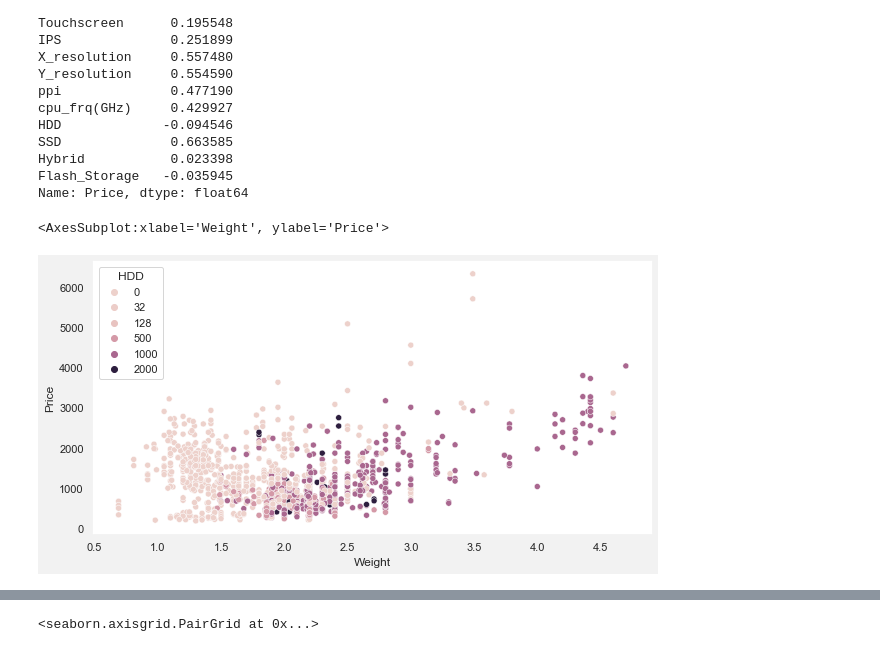
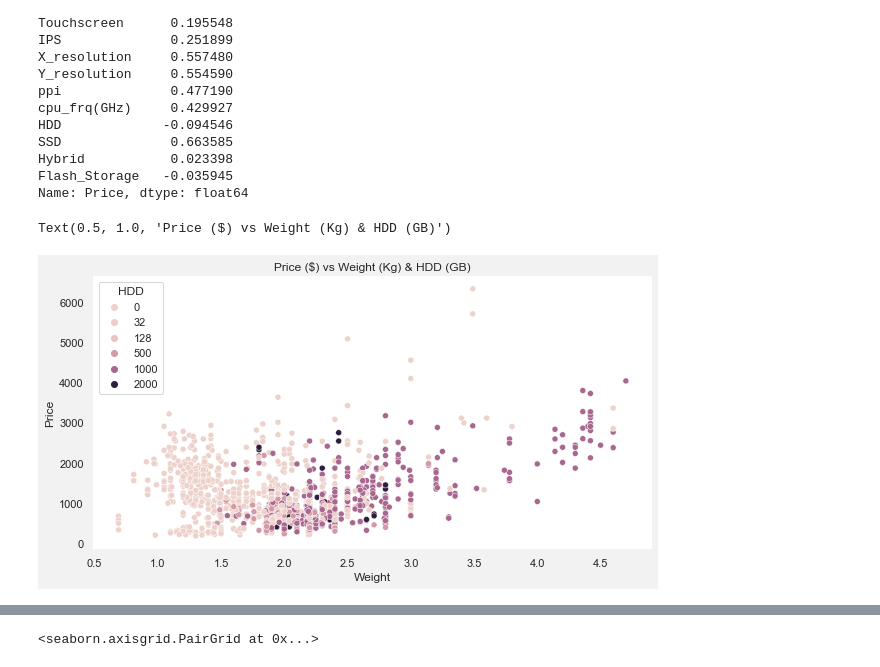
Before and after one commit to mrrachitchugh/UCDPA_RachitChugh, a Jupyter notebook: UCDPA_RachitChugh_CODE_LapPricePrediction.ipynb, the cells around one changed output, grey strips where cells are left out. Cells and saved outputs as stored; diff of their text form; code cells hidden in the pictures.

```diff
--- a/UCDPA_RachitChugh_CODE_LapPricePrediction.ipynb
+++ b/UCDPA_RachitChugh_CODE_LapPricePrediction.ipynb
@@ -624,3 +620,11 @@ df.sample(5)
 5 rows × 21 columns
 # %%
 df['Cpu Name'] = df['Cpu'].apply(lambda x:" ".join(x.split()[0:3]))
+# %%
+sns.set(rc={"axes.facecolor":"1","figure.facecolor":".95",'figure.figsize':(18,5)})
+x_plot = df['Cpu Name']
+plot_1 = sns.countplot(x=x_plot , palette="ocean" )
+plt.xticks(rotation='vertical')
+for i in plot_1.containers:
+    plot_1.bar_label(i,)
+plt.show()
@@ -802,6 +810,7 @@ df.drop(columns=['X_resolution','Y_resolution','Inches'],inplace=True)
 # %%
 sns.set(rc={"axes.facecolor":"1","figure.facecolor":".95",'figure.figsize':(10,5)})
 sns.scatterplot(x=df['Weight'],y=df['Price'], hue=df["HDD"])
+plt.title('Price ($) vs Weight (Kg) & HDD (GB)')
 # %% [output]
-<AxesSubplot:xlabel='Weight', ylabel='Price'>
+Text(0.5, 1.0, 'Price ($) vs Weight (Kg) & HDD (GB)')
-[figure, old version]
+[figure, new version]
```
Also changed, not shown: parts of 41 cells of this notebook.
